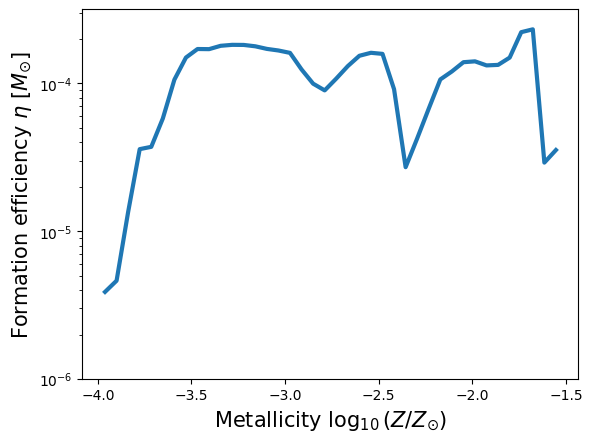
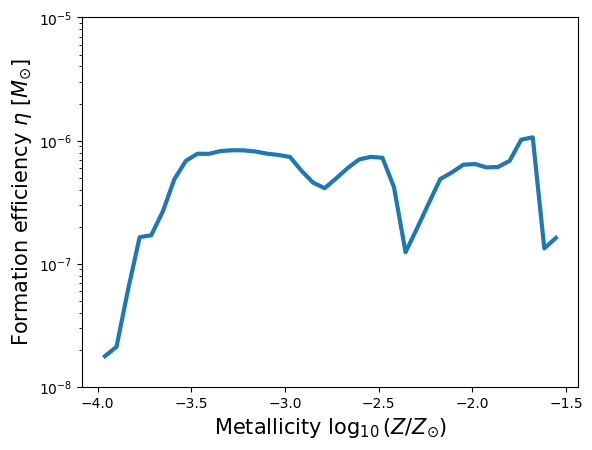
The change to this notebook cell's code, shown as a diff; its figure went from the first image to the second:
--- before
+++ after
@@ -5,5 +5,5 @@
 
 bin_centers = (bin_edges[0:-1] + bin_edges[1:])/2
-normalization = np.sum(formation_efficiencies)
+normalization = np.sum(formation_efficiencies_NSNS)
 
 plt.plot(bin_centers, hist*normalization, lw=3)
@@ -11,5 +11,5 @@
 
 plt.yscale('log')
-plt.ylim(10**-6, 10**-3.5)
+plt.ylim(10**-8, 10**-5)
 
 plt.ylabel(r'Formation efficiency $\eta \ [M_{\odot}]$', fontsize=15)

Commit: delay time dist